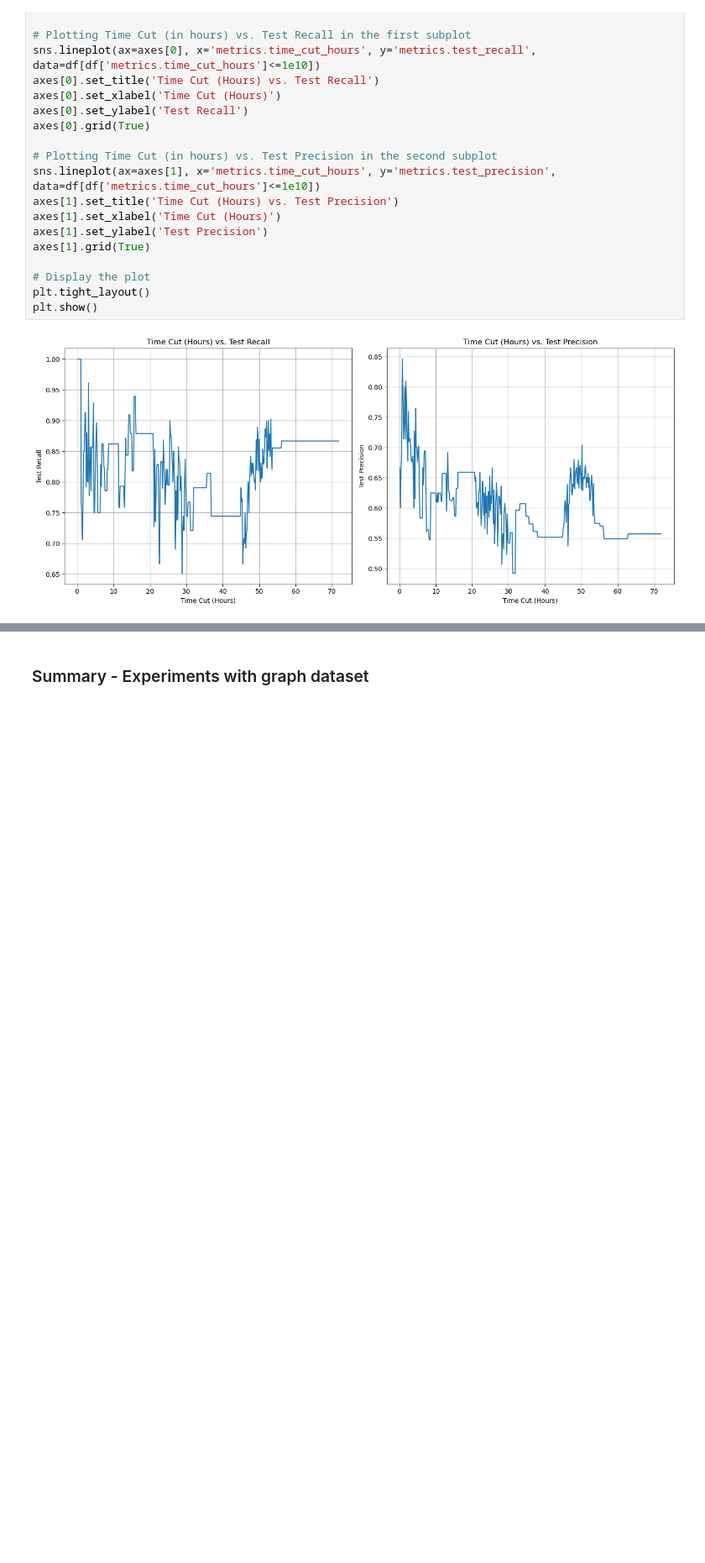
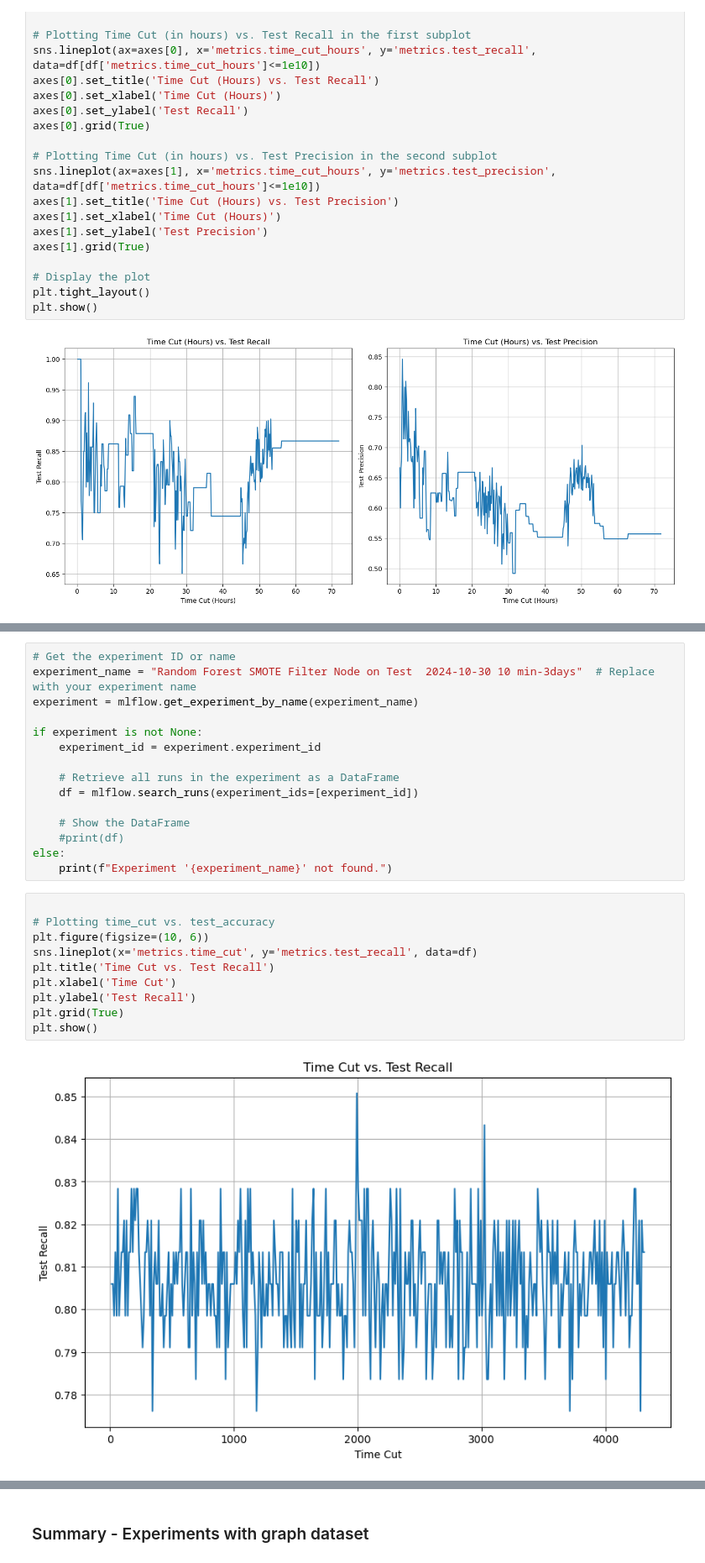
Before and after one commit to douglas-dm9/rumour-detection-gnn, a Jupyter notebook: Summary all experiments.ipynb, the cells around one changed output, grey strips where cells are left out. Shown at 84% size. Cells and saved outputs as stored; diff of their text form; blank space fills up the shorter version.

```diff
--- a/Summary all experiments.ipynb
+++ b/Summary all experiments.ipynb
@@ -48,0 +103,27 @@ plt.show()
+# %%
+# Get the experiment ID or name
+experiment_name = "Random Forest SMOTE Filter Node on Test  2024-10-30 10 min-3days"  # Replace with your experiment name
+experiment = mlflow.get_experiment_by_name(experiment_name)
+
+if experiment is not None:
+    experiment_id = experiment.experiment_id
+
+    # Retrieve all runs in the experiment as a DataFrame
+    df = mlflow.search_runs(experiment_ids=[experiment_id])
+
+    # Show the DataFrame
+    #print(df)
+else:
+    print(f"Experiment '{experiment_name}' not found.")
+# %%
+
+# Plotting time_cut vs. test_accuracy
+plt.figure(figsize=(10, 6))
+sns.lineplot(x='metrics.time_cut', y='metrics.test_recall', data=df)
+plt.title('Time Cut vs. Test Recall')
+plt.xlabel('Time Cut')
+plt.ylabel('Test Recall')
+plt.grid(True)
+plt.show()
+# %% [output]
+[figure, added]
```
Also changed, not shown: parts of 16 cells of this notebook.
